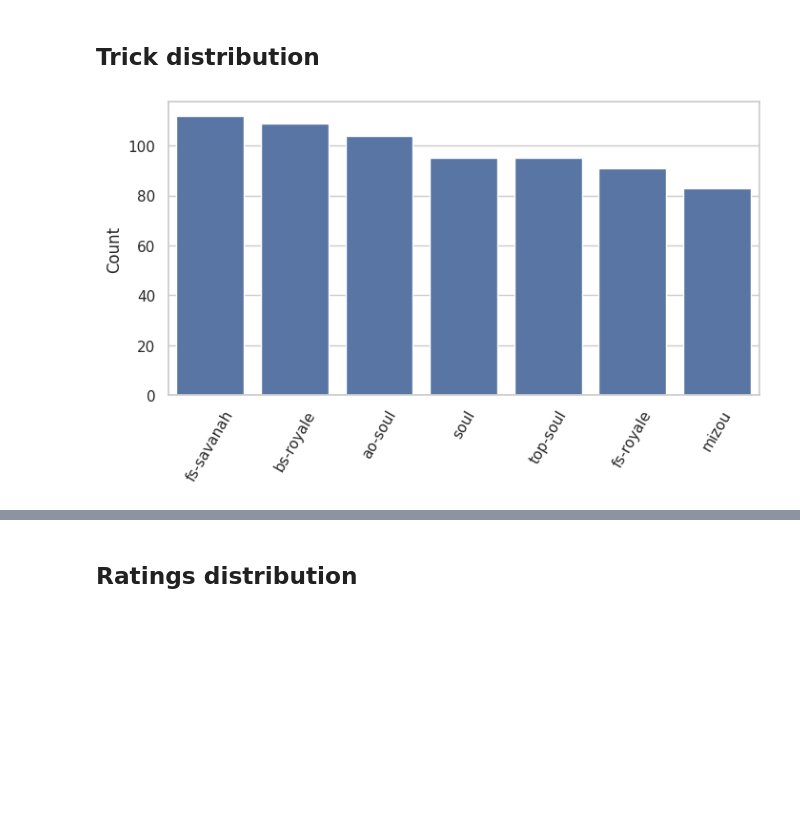
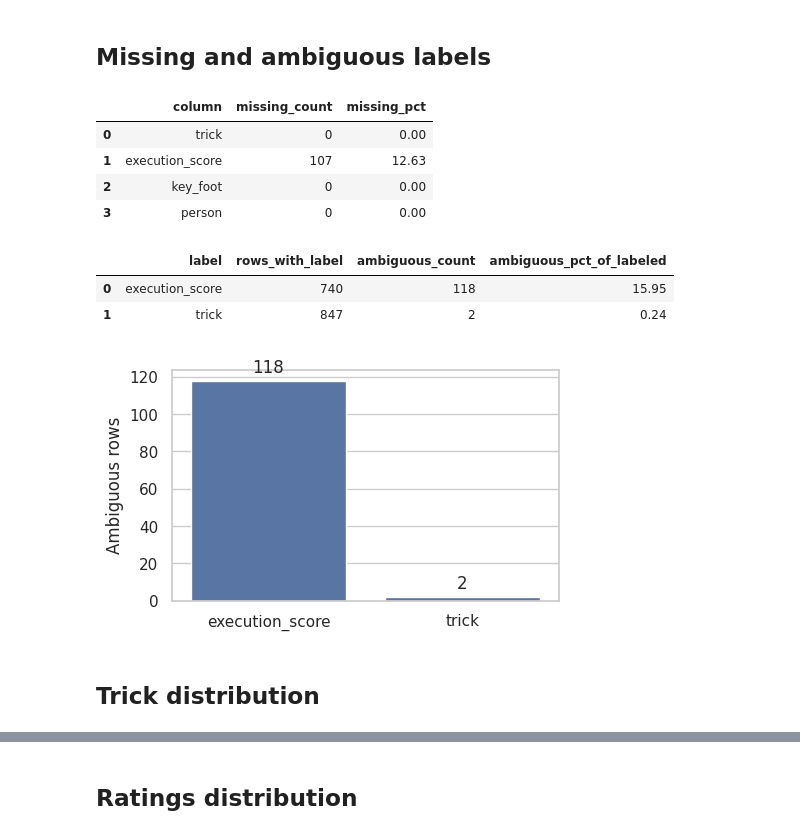
Before and after one commit to h2bc/aitraf, a Jupyter notebook: notebooks/7-dataset-stats.ipynb, the cells around one changed output, grey strips where cells are left out. Saved outputs shown, nothing was run; the diff lists cells and outputs as text; code cells hidden in the pictures; blank space fills up the shorter version.

```diff
--- a/notebooks/7-dataset-stats.ipynb
+++ b/notebooks/7-dataset-stats.ipynb
@@ -38,12 +162,50 @@ def save_plot(fig, name):
+# %% [markdown]
+## Missing and ambiguous labels
+# %%
+missing_df = pd.DataFrame(
+    {
+        "column": LABEL_COLUMNS,
+        "missing_count": [int((~has_value(labels_df[column])).sum()) for column in LABEL_COLUMNS],
+    }
+)
+missing_df["missing_pct"] = (missing_df["missing_count"] / len(labels_df) * 100).round(2)
+
+ambiguity_df = pd.DataFrame(
+    [
+        {
+            "label": "execution_score",
+            "rows_with_label": len(score_labels_df),
+            "ambiguous_count": int(labels_df["has_ambiguous_score"].sum()),
+            "ambiguous_pct_of_labeled": round(labels_df["has_ambiguous_score"].sum() / len(score_labels_df) * 100, 2) if len(score_labels_df) else 0,
+        },
+        {
+            "label": "trick",
+            "rows_with_label": int(has_value(labels_df["trick"]).sum()),
+            "ambiguous_count": int(labels_df["has_ambiguous_trick"].sum()),
+            "ambiguous_pct_of_labeled": (labels_df["has_ambiguous_trick"].mean() * 100).round(2),
+        },
+    ]
+)
+
+display(missing_df)
+display(ambiguity_df)
+
+fig, ax = plt.subplots(figsize=(5, 3))
+sns.barplot(data=ambiguity_df, x="label", y="ambiguous_count", ax=ax)
+ax.set_xlabel("")
+ax.set_ylabel("Ambiguous rows")
+ax.bar_label(ax.containers[0], padding=3)
+save_plot(fig, "ambiguous_label_counts")
+plt.show()
+# %% [output]
+|  | column | missing_count | missing_pct |
+| 0 | trick | 0 | 0.00 |
+| 1 | execution_score | 107 | 12.63 |
+| 2 | key_foot | 0 | 0.00 |
+| 3 | person | 0 | 0.00 |
+|  | label | rows_with_label | ambiguous_count | ambiguous_pct_of_labeled |
+| 0 | execution_score | 740 | 118 | 15.95 |
+| 1 | trick | 847 | 2 | 0.24 |
+[figure, added]
 # %% [markdown]
 ## Trick distribution
-# %%
-fig, ax = plt.subplots(figsize=(8, 4))
-sns.countplot(data=labels_df, x="trick", order=labels_df["trick"].value_counts().index, ax=ax)
-ax.set_xlabel("")
-ax.set_ylabel("Count")
-ax.tick_params(axis="x", rotation=60)
-save_plot(fig, "trick_dist")
-plt.show()
-# %% [output]
-[figure, removed]
```
Also changed, not shown: parts of 20 cells of this notebook, 26 other files.
